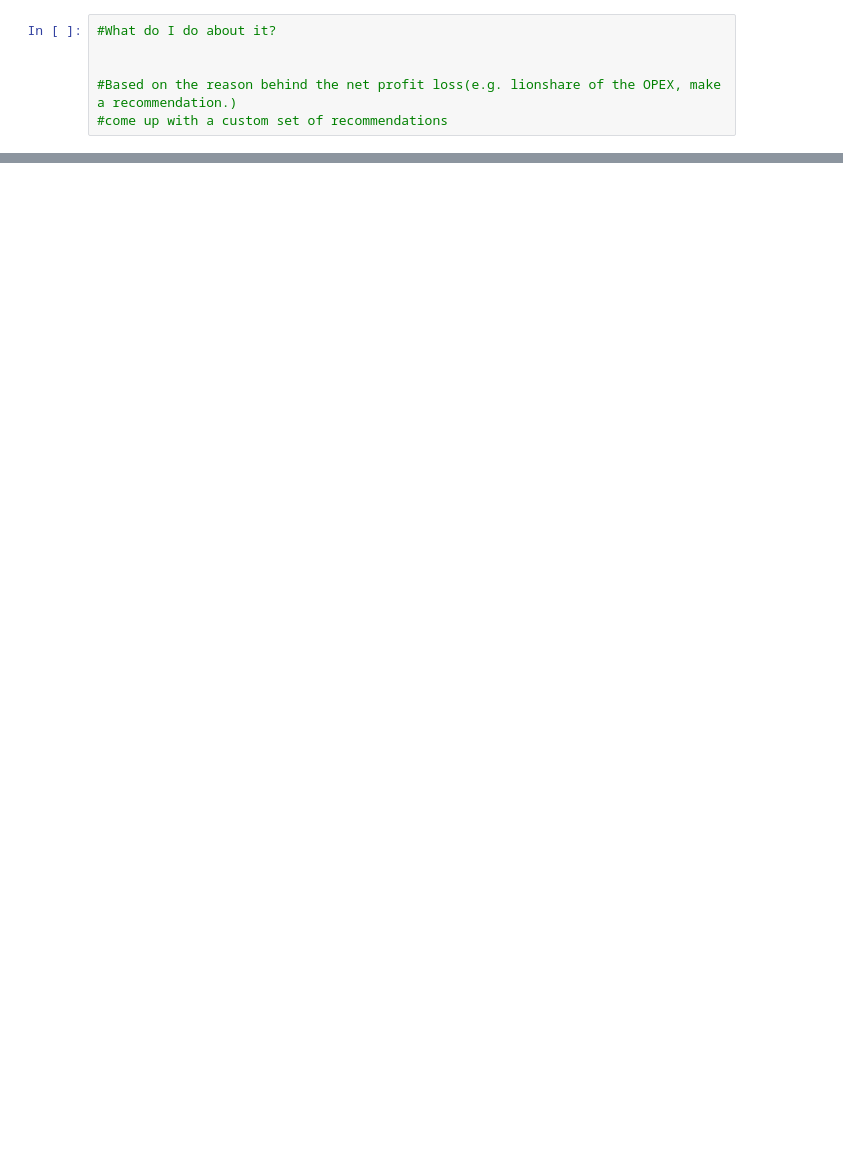
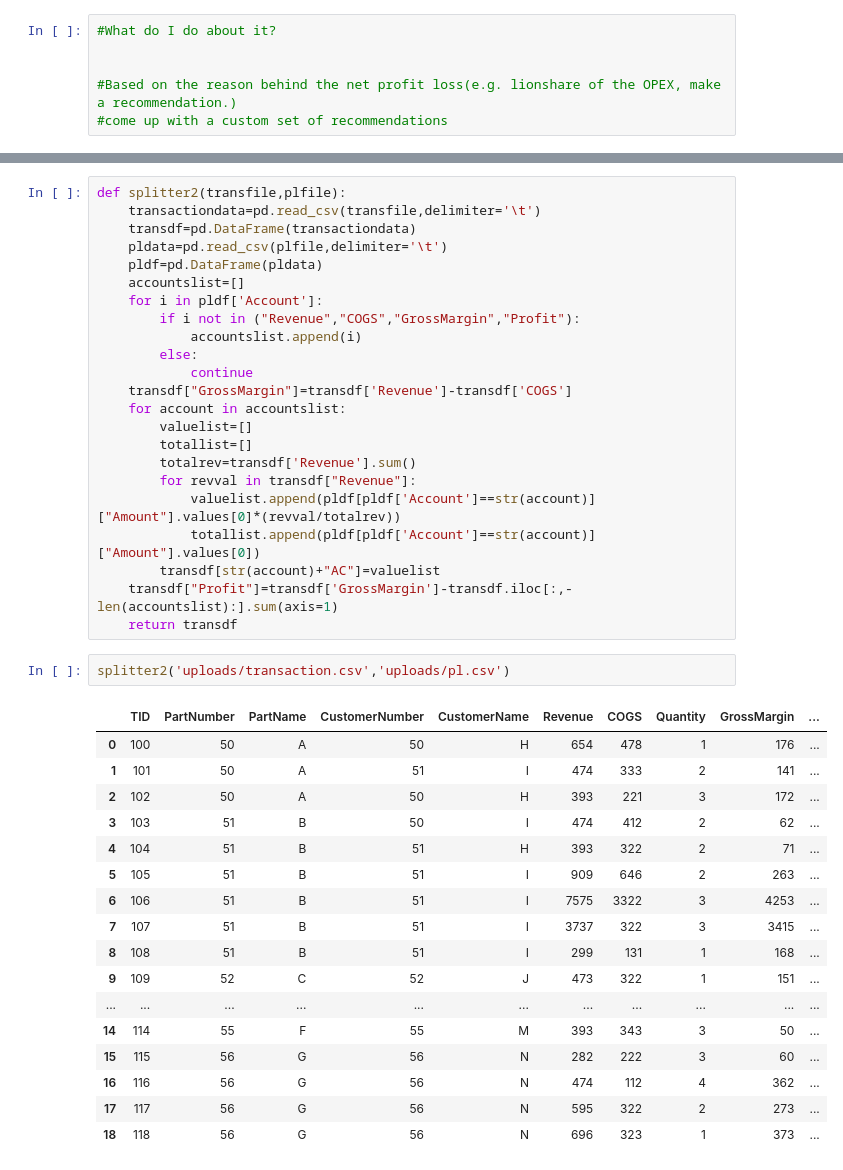
Before and after one commit to jordan-lange25/abide, a Jupyter notebook: Profit Analysis Engine.ipynb, the cells around one changed output, grey strips where cells are left out. Cells and saved outputs as stored; diff of their text form; blank space fills up the shorter version.

```diff
--- a/Profit Analysis Engine.ipynb
+++ b/Profit Analysis Engine.ipynb
@@ -154,0 +203,43 @@ fig.show()
+# %%
+def splitter2(transfile,plfile):
+    transactiondata=pd.read_csv(transfile,delimiter='\t')
+    transdf=pd.DataFrame(transactiondata)
+    pldata=pd.read_csv(plfile,delimiter='\t')
+    pldf=pd.DataFrame(pldata)
+    accountslist=[]
+    for i in pldf['Account']:
+        if i not in ("Revenue","COGS","GrossMargin","Profit"):
+            accountslist.append(i)
+        else:
+            continue
+    transdf["GrossMargin"]=transdf['Revenue']-transdf['COGS']
+    for account in accountslist:
+        valuelist=[]
+        totallist=[]
+        totalrev=transdf['Revenue'].sum()
+        for revval in transdf["Revenue"]:
+            valuelist.append(pldf[pldf['Account']==str(account)]["Amount"].values[0]*(revval/totalrev))
+            totallist.append(pldf[pldf['Account']==str(account)]["Amount"].values[0])
+        transdf[str(account)+"AC"]=valuelist
+    transdf["Profit"]=transdf['GrossMargin']-transdf.iloc[:,-len(accountslist):].sum(axis=1)
+    return transdf
+# %%
+splitter2('uploads/transaction.csv','uploads/pl.csv')
+# %% [output]
+|  | TID | PartNumber | PartName | CustomerNumber | CustomerName | Revenue | COGS | Quantity | GrossMargin | ... |
+| 0 | 100 | 50 | A | 50 | H | 654 | 478 | 1 | 176 | ... |
+| 1 | 101 | 50 | A | 51 | I | 474 | 333 | 2 | 141 | ... |
+| 2 | 102 | 50 | A | 50 | H | 393 | 221 | 3 | 172 | ... |
+| 3 | 103 | 51 | B | 50 | I | 474 | 412 | 2 | 62 | ... |
+| 4 | 104 | 51 | B | 51 | H | 393 | 322 | 2 | 71 | ... |
+| 5 | 105 | 51 | B | 51 | I | 909 | 646 | 2 | 263 | ... |
+| 6 | 106 | 51 | B | 51 | I | 7575 | 3322 | 3 | 4253 | ... |
+| 7 | 107 | 51 | B | 51 | I | 3737 | 322 | 3 | 3415 | ... |
+| 8 | 108 | 51 | B | 51 | I | 299 | 131 | 1 | 168 | ... |
+| 9 | 109 | 52 | C | 52 | J | 473 | 322 | 1 | 151 | ... |
+| ... | ... | ... | ... | ... | ... | ... | ... | ... | ... | ... |
+| 14 | 114 | 55 | F | 55 | M | 393 | 343 | 3 | 50 | ... |
+| 15 | 115 | 56 | G | 56 | N | 282 | 222 | 3 | 60 | ... |
+| 16 | 116 | 56 | G | 56 | N | 474 | 112 | 4 | 362 | ... |
+| 17 | 117 | 56 | G | 56 | N | 595 | 322 | 2 | 273 | ... |
+| 18 | 118 | 56 | G | 56 | N | 696 | 323 | 1 | 373 | ... |
```
Also changed, not shown: parts of 6 cells of this notebook, 15 other files.
